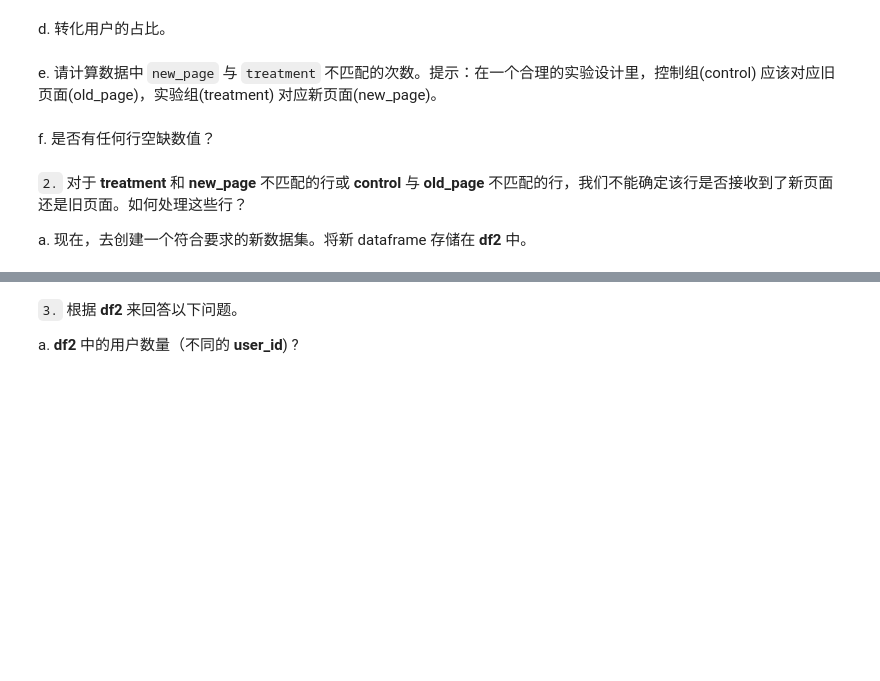
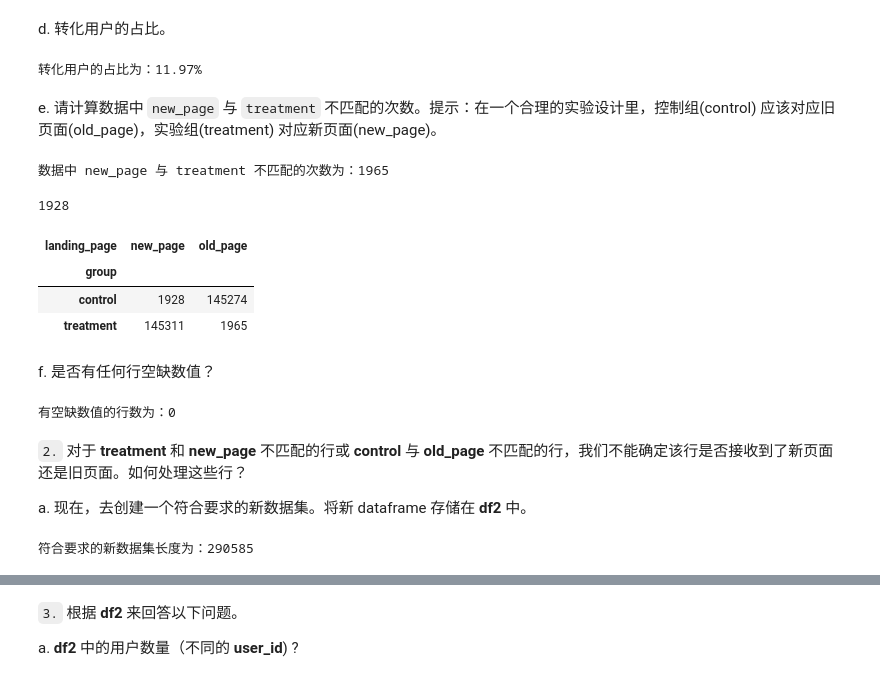
Before and after one commit to zeoyzhaogithub/python, a Jupyter notebook: data-analysis/project2/数据分析课程项目二.ipynb, the cells around one changed output, grey strips where cells are left out. Saved outputs shown, nothing was run; the diff lists cells and outputs as text; code cells hidden in the pictures; blank space fills up the shorter version.

```diff
--- a/data-analysis/project2/数据分析课程项目二.ipynb
+++ b/data-analysis/project2/数据分析课程项目二.ipynb
@@ -41,14 +80,50 @@ c. 查看数据集中的用户数量（不同的user_id数）。
 # %% [markdown]
 d. 转化用户的占比。
+# %%
+#占比
+converted_pc = df.converted.mean()
+print('转化用户的占比为：{:.2%}'.format(converted_pc))
+# %% [output]
+转化用户的占比为：11.97%
 # %% [markdown]
 e. 请计算数据中 `new_page` 与 `treatment` 不匹配的次数。提示：在一个合理的实验设计里，控制组(control) 应该对应旧页面(old_page)，实验组(treatment) 对应新页面(new_page)。
+# %%
+#数据中 new_page 与 treatment 不匹配的数据
+diff_treat = df[(df['group'].eq('treatment'))&(df['landing_page'].eq('old_page'))]
+diff_treat_len = len(diff_treat)
+print('数据中 new_page 与 treatment 不匹配的次数为：{}'.format(diff_treat_len))
+# %% [output]
+数据中 new_page 与 treatment 不匹配的次数为：1965
+# %%
+df.query('landing_page =="new_page" and group == "control"').count()[0]
+# %% [output]
+1928
+# %%
+# 方法二
+pd.crosstab(df['group'],df['landing_page'])
+# %% [output]
+| landing_page | new_page | old_page |
+| group |  |  |
+| control | 1928 | 145274 |
+| treatment | 145311 | 1965 |
 # %% [markdown]
 
 f. 是否有任何行空缺数值？
+# %%
+empty_len = len(df) - len(df.T.isnull().any())
+print('有空缺数值的行数为：{}'.format(empty_len))
+# df.isnull.sum()
+# %% [output]
+有空缺数值的行数为：0
 # %% [markdown]
 `2.` 对于 **treatment** 和 **new_page** 不匹配的行或 **control** 与 **old_page** 不匹配的行，我们不能确定该行是否接收到了新页面还是旧页面。如何处理这些行？
 
 a. 现在，去创建一个符合要求的新数据集。将新 dataframe 存储在 **df2** 中。
+# %%
+df2 = df[((df['group'].eq('treatment'))&(df['landing_page'].eq('new_page')))|((df['group'].eq('control'))&(df['landing_page'].eq('old_page')))]
+print('符合要求的新数据集长度为：{}'.format(len(df2)))
+# %% [output]
+符合要求的新数据集长度为：290585
 # %%
 # Double Check all of the correct rows were removed - this should be 0
 df2[((df2['group'] == 'treatment') == (df2['landing_page'] == 'new_page')) == False].shape[0]
```
Also changed, not shown: parts of 39 cells of this notebook.
